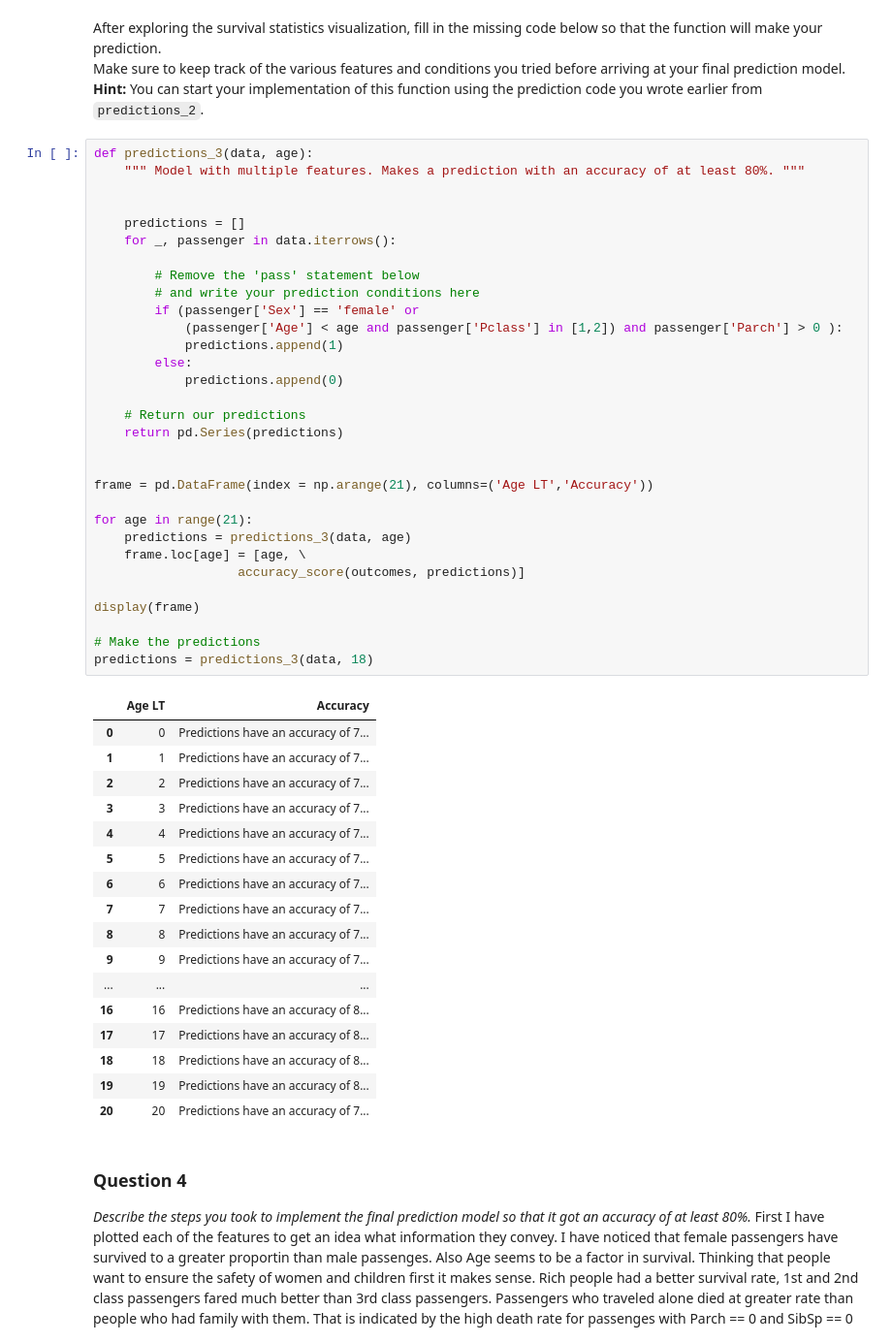
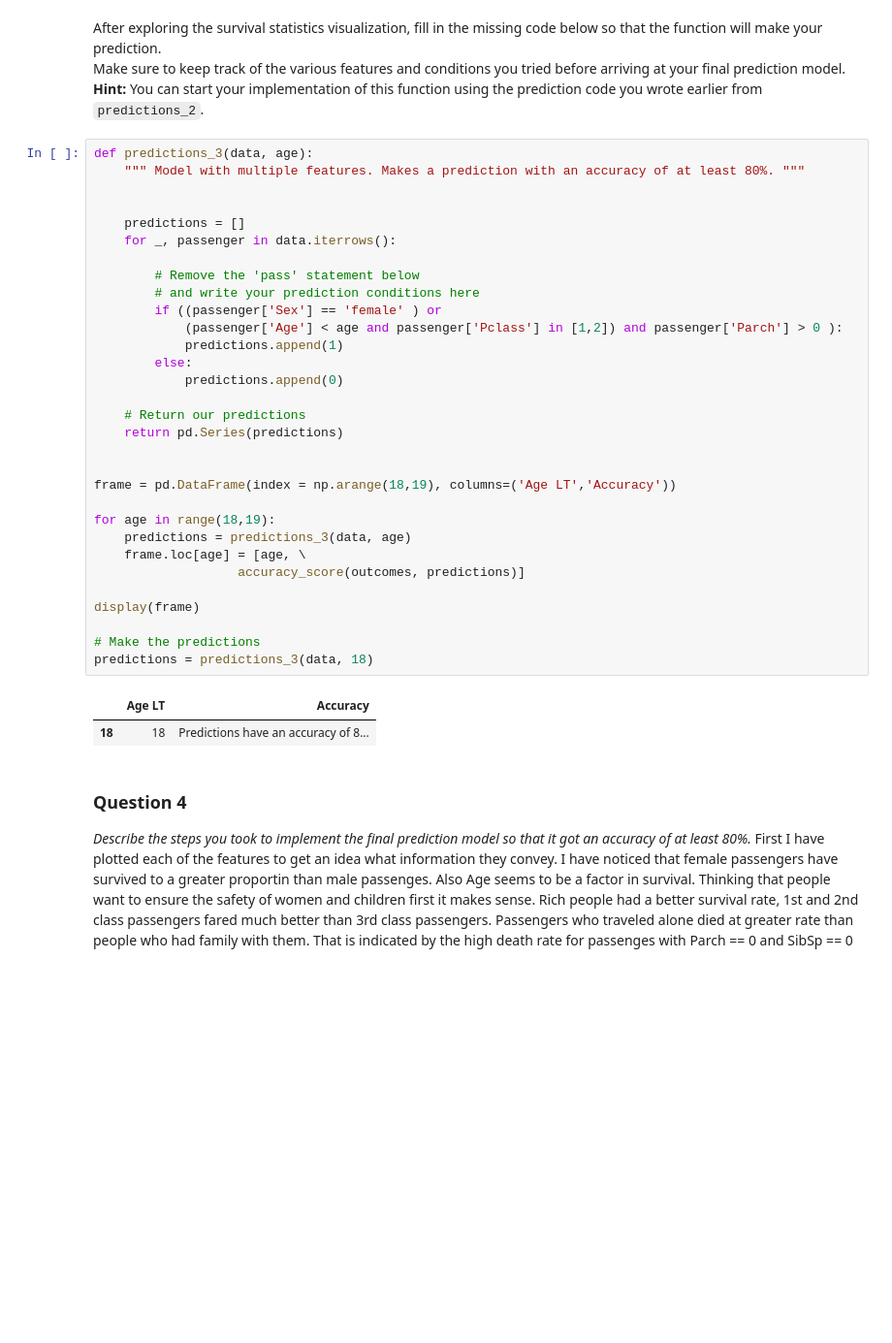
Before and after one commit to aberenyi73/machine-learning, a Jupyter notebook: projects/titanic_survival_exploration/titanic_survival_exploration.ipynb, the cells around one changed output. Shown: that part at 97% size. Cells and saved outputs as stored; diff of their text form; blank space fills up the shorter version.

```diff
--- a/projects/titanic_survival_exploration/titanic_survival_exploration.ipynb
+++ b/projects/titanic_survival_exploration/titanic_survival_exploration.ipynb
@@ -242,52 +242,37 @@ Make sure to keep track of the various features and conditions you tried before
 # %%
 def predictions_3(data, age):
     """ Model with multiple features. Makes a prediction with an accuracy of at least 80%. """
 
 
     predictions = []
     for _, passenger in data.iterrows():
 
         # Remove the 'pass' statement below
         # and write your prediction conditions here
-        if (passenger['Sex'] == 'female' or
+        if ((passenger['Sex'] == 'female' ) or
             (passenger['Age'] < age and passenger['Pclass'] in [1,2]) and passenger['Parch'] > 0 ):
             predictions.append(1)
         else:
             predictions.append(0)
 
     # Return our predictions
     return pd.Series(predictions)
 
 
-frame = pd.DataFrame(index = np.arange(21), columns=('Age LT','Accuracy'))
+frame = pd.DataFrame(index = np.arange(18,19), columns=('Age LT','Accuracy'))
 
-for age in range(21):
+for age in range(18,19):
     predictions = predictions_3(data, age)
     frame.loc[age] = [age, \
                    accuracy_score(outcomes, predictions)]
 
 display(frame)
 
 # Make the predictions
 predictions = predictions_3(data, 18)
 # %% [output]
 |  | Age LT | Accuracy |
-| 0 | 0 | Predictions have an accuracy of 7... |
-| 1 | 1 | Predictions have an accuracy of 7... |
-| 2 | 2 | Predictions have an accuracy of 7... |
-| 3 | 3 | Predictions have an accuracy of 7... |
-| 4 | 4 | Predictions have an accuracy of 7... |
-| 5 | 5 | Predictions have an accuracy of 7... |
-| 6 | 6 | Predictions have an accuracy of 7... |
-| 7 | 7 | Predictions have an accuracy of 7... |
-| 8 | 8 | Predictions have an accuracy of 7... |
-| 9 | 9 | Predictions have an accuracy of 7... |
-| ... | ... | ... |
-| 16 | 16 | Predictions have an accuracy of 8... |
-| 17 | 17 | Predictions have an accuracy of 8... |
 | 18 | 18 | Predictions have an accuracy of 8... |
-| 19 | 19 | Predictions have an accuracy of 8... |
-| 20 | 20 | Predictions have an accuracy of 7... |
 # %% [markdown]
 ### Question 4
 *Describe the steps you took to implement the final prediction model so that it got an accuracy of at least 80%.*
```
Also changed, not shown: 46 other files.
